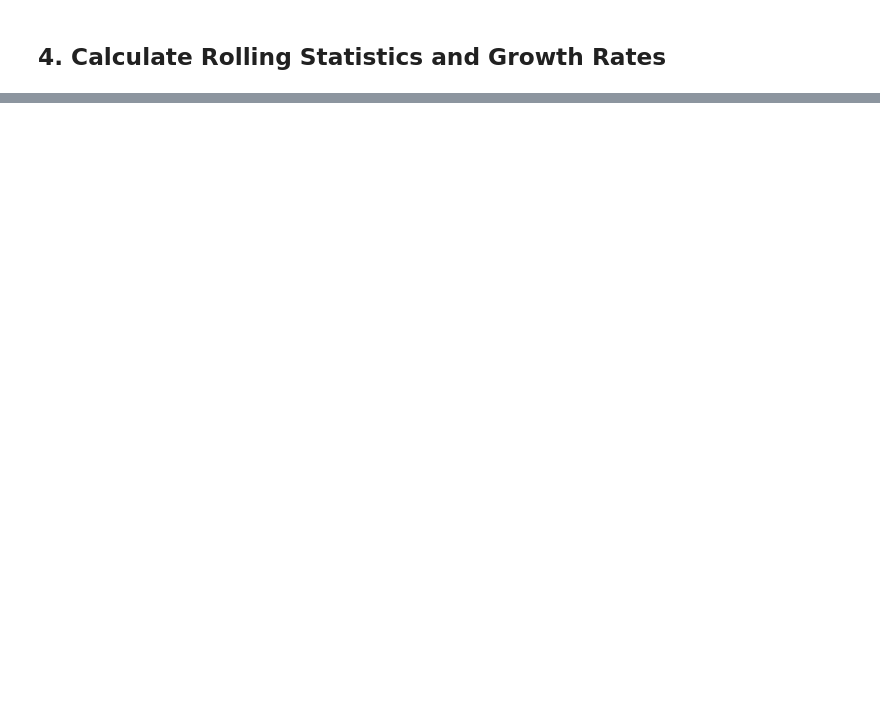
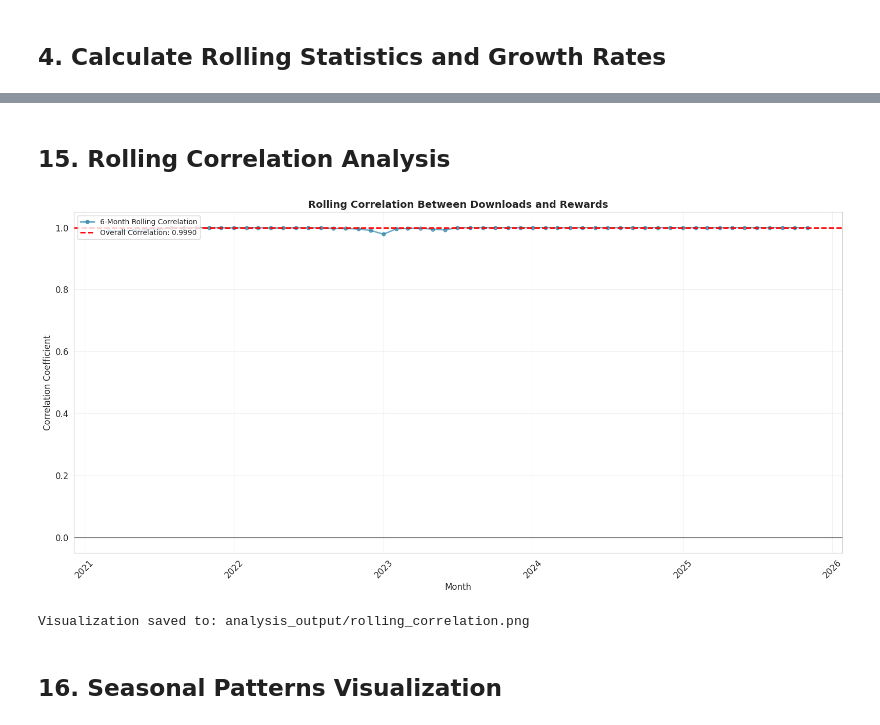
Before and after one commit to neardaniel-pls/near-nexusmods-rewards, a Jupyter notebook: nexusmods_rewards_analysis.ipynb, the cells around one changed output, grey strips where cells are left out. Drawn from its saved outputs; the diff is of its cells as text; code cells hidden in the pictures; blank space fills up the shorter version.

```diff
--- a/nexusmods_rewards_analysis.ipynb
+++ b/nexusmods_rewards_analysis.ipynb
@@ -1282,0 +1112,29 @@ DATA OVERVIEW:
+# %% [markdown]
+## 15. Rolling Correlation Analysis
+# %%
+# Create rolling correlation visualization
+fig, ax = plt.subplots(figsize=(16, 8))
+
+ax.plot(df.index, df['Rolling Correlation'], marker='o', linewidth=2,
+        markersize=5, label=f'{MA_WINDOW_LONG}-Month Rolling Correlation',
+        color=COLOR_DOWNLOADS, alpha=0.7)
+ax.axhline(y=correlation, color='red', linestyle='--',
+           linewidth=2, label=f'Overall Correlation: {correlation:.4f}')
+ax.axhline(y=0, color='black', linestyle='-', linewidth=0.8)
+ax.set_title('Rolling Correlation Between Downloads and Rewards', fontsize=14, fontweight='bold')
+ax.set_xlabel('Month', fontsize=12)
+ax.set_ylabel('Correlation Coefficient', fontsize=12)
+ax.legend(loc='upper left', fontsize=10)
+ax.grid(True, alpha=0.3)
+ax.tick_params(axis='x', rotation=45)
+
+plt.tight_layout()
+plt.savefig(f'{output_dir}/rolling_correlation.png', dpi=300, bbox_inches='tight')
+plt.show()
+
+print(f"\nVisualization saved to: {output_dir}/rolling_correlation.png")
+# %% [output]
+[figure, added]
+Visualization saved to: analysis_output/rolling_correlation.png
+# %% [markdown]
+## 16. Seasonal Patterns Visualization
```
Also changed, not shown: parts of 79 cells of this notebook, 19 other files.
